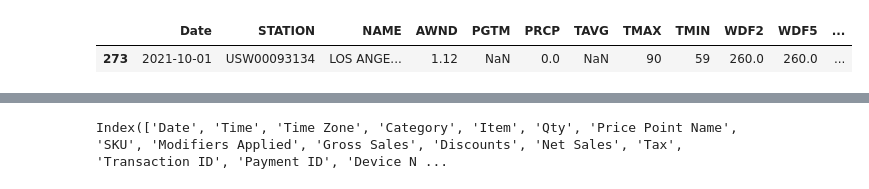
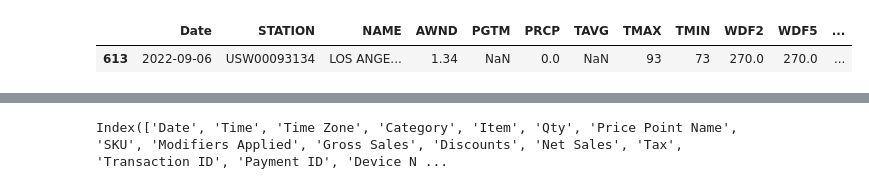
Before and after one commit to pympk/py379, a Jupyter notebook: bb/item_sale.ipynb, the cells around one changed output, grey strips where cells are left out. Cells and saved outputs as stored; diff of their text form; code cells hidden in the pictures.

```diff
--- a/bb/item_sale.ipynb
+++ b/bb/item_sale.ipynb
@@ -50,9 +21,11 @@ type(df.Date.tail(1).values[0]): <class 'str'>
 # %%
 # Los Angeles temperature and precipitation data
 # https://www.ncei.noaa.gov/cdo-web/datatools/findstation
-
 dfw = pd.read_csv(f'{INPUT_DIR}/la_weather_2021-01-01_2022-09-28.csv')
 dfw = dfw.set_index("DATE")
-dfw.index = pd.to_datetime(dfw.index)  # change index to datetime before concat
+dfw.index = pd.to_datetime(dfw.index)  # change index to datetime
+dfw = dfw.reset_index()  # index in no longer the Date column
+dfw['DATE'] = dfw['DATE'].dt.strftime('%Y-%m-%d')  # change Date from datetime to str
+dfw.rename(columns={'DATE':'Date'}, inplace=True)  # rename DATE to Date for dataframe merge
 dfw
 # %% [output]
@@ -73,5 +44,0 @@ dfw
-# %%
-dfw = dfw.reset_index()  # index in no longer the Date column
-dfw['DATE'] = dfw['DATE'].dt.strftime('%Y-%m-%d')  # change Date from datetime to str
-dfw.rename(columns={dfw.columns[0]:'Date'}, inplace=True)  # rename Date to Date for dataframe merge
-dfw
@@ -92,6 +67,6 @@ dfw
 # %%
 # dfw.loc[dfw['Date'] == '2021-07-08']
-dfw.loc[dfw['Date'] == '2021-10-01']
+dfw.loc[dfw['Date'] == '2022-09-06']
 # %% [output]
 |  | Date | STATION | NAME | AWND | PGTM | PRCP | TAVG | TMAX | TMIN | WDF2 | WDF5 | ... |
-| 273 | 2021-10-01 | USW00093134 | LOS ANGE... | 1.12 | NaN | 0.0 | NaN | 90 | 59 | 260.0 | 260.0 | ... |
+| 613 | 2022-09-06 | USW00093134 | LOS ANGE... | 1.34 | NaN | 0.0 | NaN | 93 | 73 | 270.0 | 270.0 | ... |
```
Also changed, not shown: parts of 14 cells of this notebook, 4 other files.
